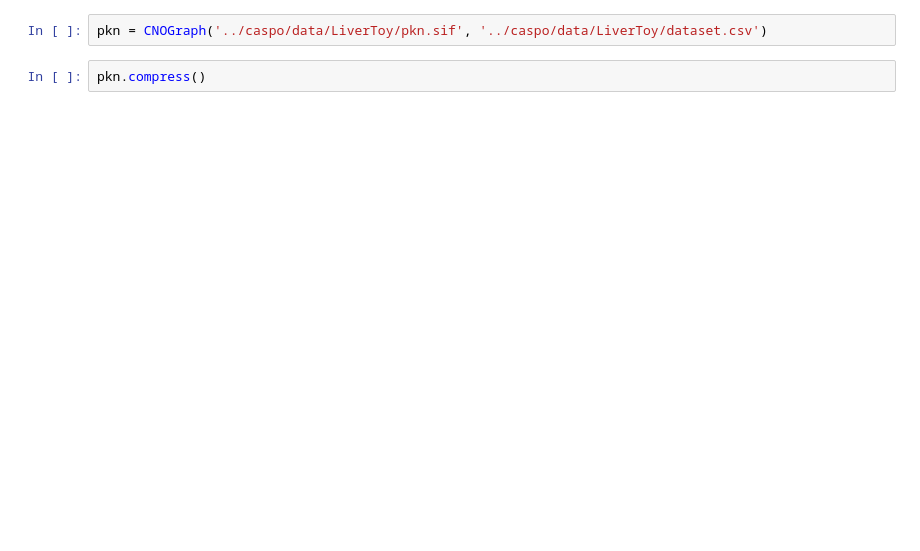
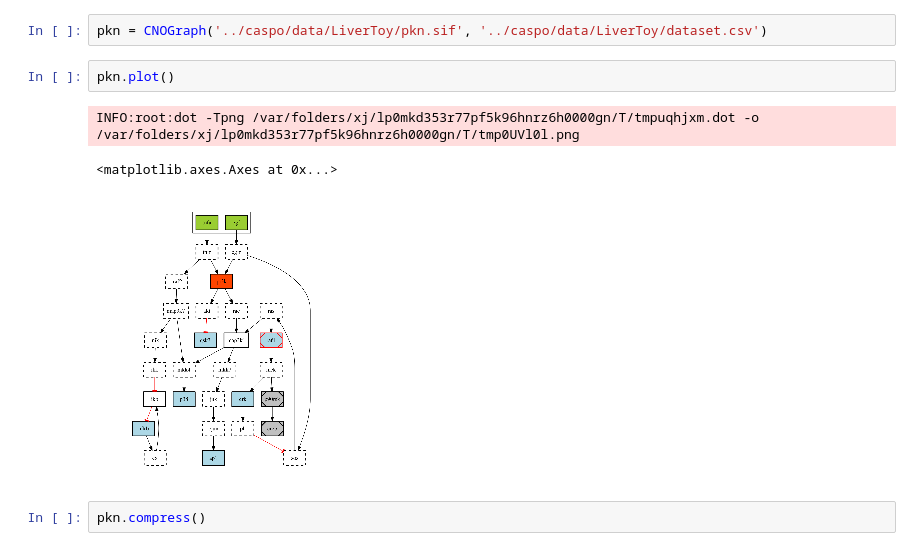
Before and after one commit to bioasp/caspo, a Jupyter notebook: notebook/cellnopt.caspo.ipynb, the cells around one changed output. Drawn from its saved outputs; the diff is of its cells as text; blank space fills up the shorter version.

```diff
--- a/notebook/cellnopt.caspo.ipynb
+++ b/notebook/cellnopt.caspo.ipynb
@@ -9,4 +17,10 @@ Couldn't import dot_parser, loading of dot files will not be possible.
 # %%
 pkn = CNOGraph('../caspo/data/LiverToy/pkn.sif', '../caspo/data/LiverToy/dataset.csv')
+# %%
+pkn.plot()
+# %% [output]
+INFO:root:dot -Tpng /var/folders/xj/lp0mkd353r77pf5k96hnrz6h0000gn/T/tmpuqhjxm.dot -o /var/folders/xj/lp0mkd353r77pf5k96hnrz6h0000gn/T/tmp0UVl0l.png
+<matplotlib.axes.Axes at 0x...>
+[figure, added]
 # %%
 pkn.compress()
```
Also changed, not shown: parts of 38 cells of this notebook, 3 other files.
